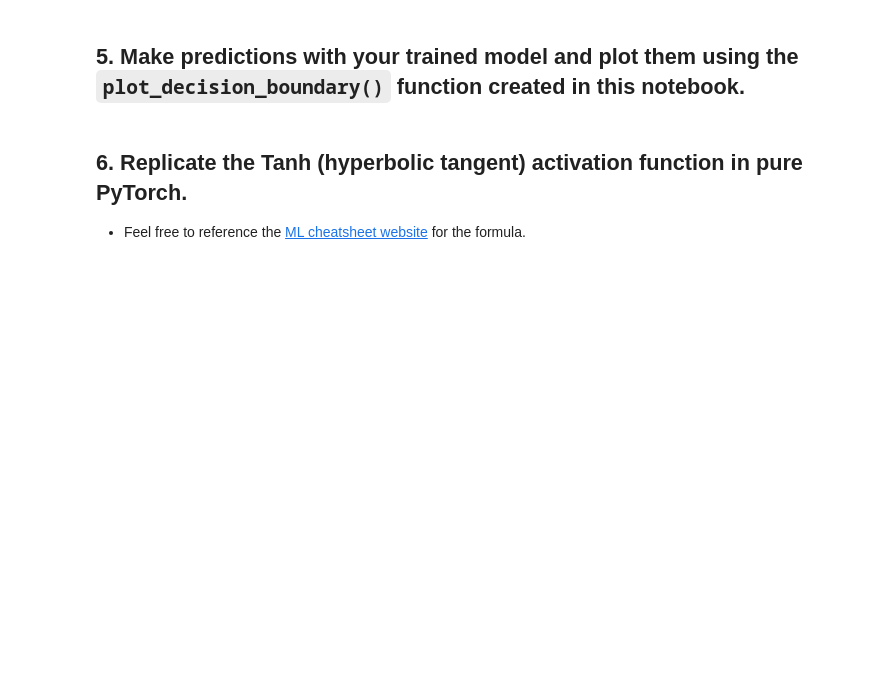
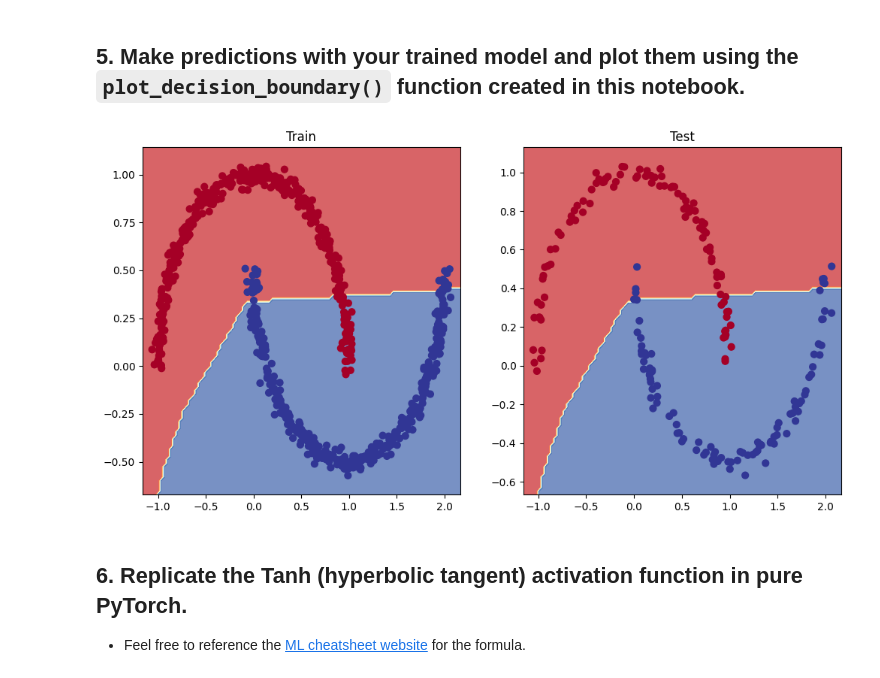
Before and after one commit to gauthiermartin/deeplearning-with-pytorch-course, a Jupyter notebook: 02_pytorch_classification_exercises.ipynb, the cells around one changed output. Cells and saved outputs as stored; diff of their text form; code cells hidden in the pictures; blank space fills up the shorter version.

```diff
--- a/02_pytorch_classification_exercises.ipynb
+++ b/02_pytorch_classification_exercises.ipynb
@@ -90,11 +90,7 @@ from sklearn.model_selection import train_test_split
 
 TEST_SIZE=0.2
 
-X_train, X_test, y_train, y_test = train_test_split(X, y, test_size=TEST_SIZE, random_state=RANDOM_STATE)
+X_train, X_test, y_train, y_test = train_test_split(X, y, test_size=0.2, random_state=RANDOM_STATE)
-# %%
-# Transfer data to device
-X_train, y_train = X_train.to(device), y_train.to(device)
-X_test, y_test = X_test.to(device), y_train.to(device)
 # %%
 len(X_train), len(X_test), len(y_train), len(y_test)
 # %% [output]
@@ -102,3 +98,7 @@ len(X_train), len(X_test), len(y_train), len(y_test)
+# %%
+# Transfer data to device
+X_train, y_train = X_train.to(device), y_train.to(device)
+X_test, y_test = X_test.to(device), y_test.to(device)
 # %%
 print(X_train[:5], y_train[:5])
 print(X_test[:5], y_test[:5])
@@ -186,6 +186,5 @@ Pred labels:tensor([[0.],
 !pip -q install torchmetrics # Colab doesn't come with torchmetrics
 from torchmetrics import Accuracy
 
-## TODO: Uncomment this code to use the Accuracy function
-# acc_fn = Accuracy(task="multiclass", num_classes=2).to(device) # send accuracy function to device
-# acc_fn
+acc_fn = Accuracy(task="multiclass", num_classes=2).to(device) # send accuracy function to device
+acc_fn
@@ -283,3 +301,14 @@ def plot_decision_boundary(model, X, y):
+# %%
+# Plot decision boundaries for training and test sets
+plt.figure(figsize=(12, 6))
+plt.subplot(1, 2, 1)
+plt.title("Train")
+plot_decision_boundary(model_0, X_train, y_train)
+plt.subplot(1, 2, 2)
+plt.title("Test")
+plot_decision_boundary(model_0, X_test, y_test)
+# %% [output]
+[figure, added]
 # %% [markdown]
 ## 6. Replicate the Tanh (hyperbolic tangent) activation function in pure PyTorch.
   * Feel free to reference the [ML cheatsheet website](https://ml-cheatsheet.readthedocs.io/en/latest/activation_functions.html#tanh) for the formula.
```
Also changed, not shown: parts of 22 cells of this notebook.
